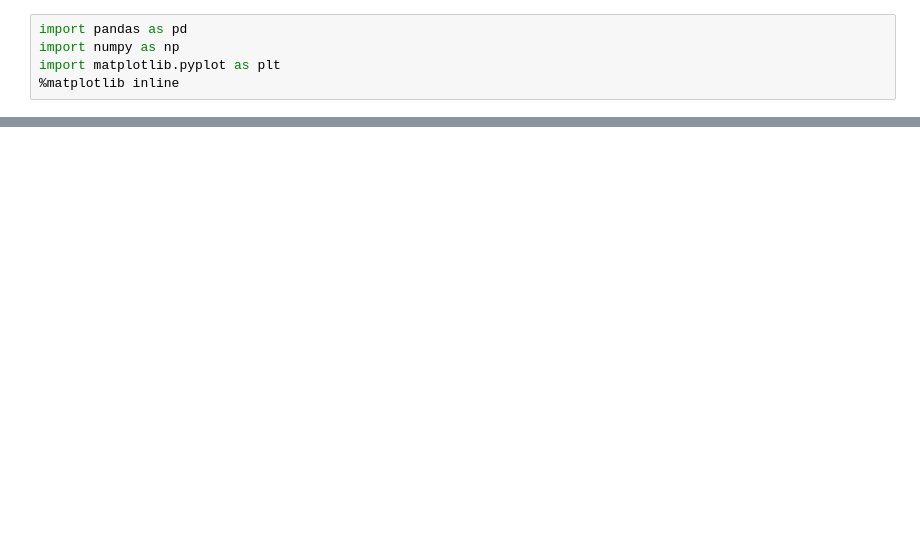
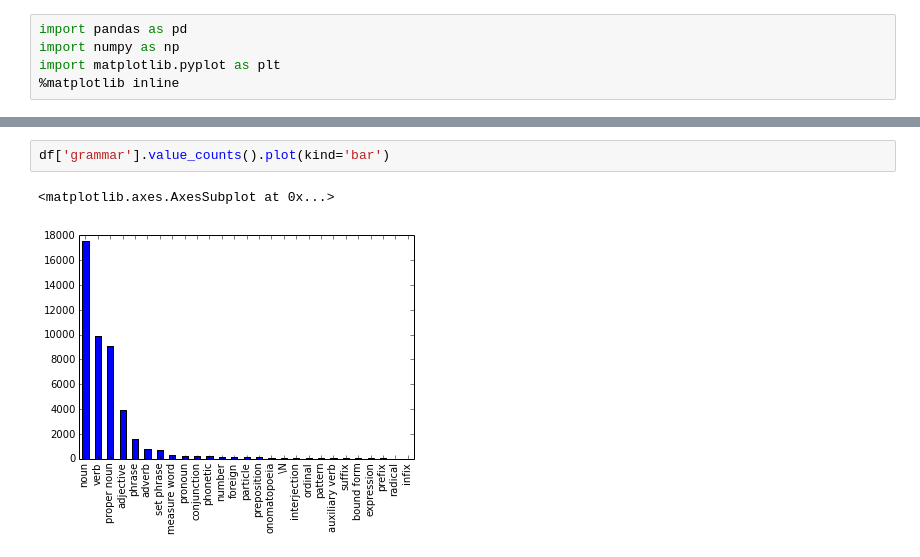
Before and after one commit to alexamies/chinesenotes.com, a Jupyter notebook: python/dictionary.ipynb, the cells around one changed output, grey strips where cells are left out. Cells and saved outputs as stored; diff of their text form; blank space fills up the shorter version.

```diff
--- a/python/dictionary.ipynb
+++ b/python/dictionary.ipynb
@@ -59 +67,6 @@ politics                     1
 Name: domain_en, dtype: int64
+# %%
+df['grammar'].value_counts().plot(kind='bar')
+# %% [output]
+<matplotlib.axes.AxesSubplot at 0x...>
+[figure, added]
```
Also changed, not shown: parts of 7 cells of this notebook.
